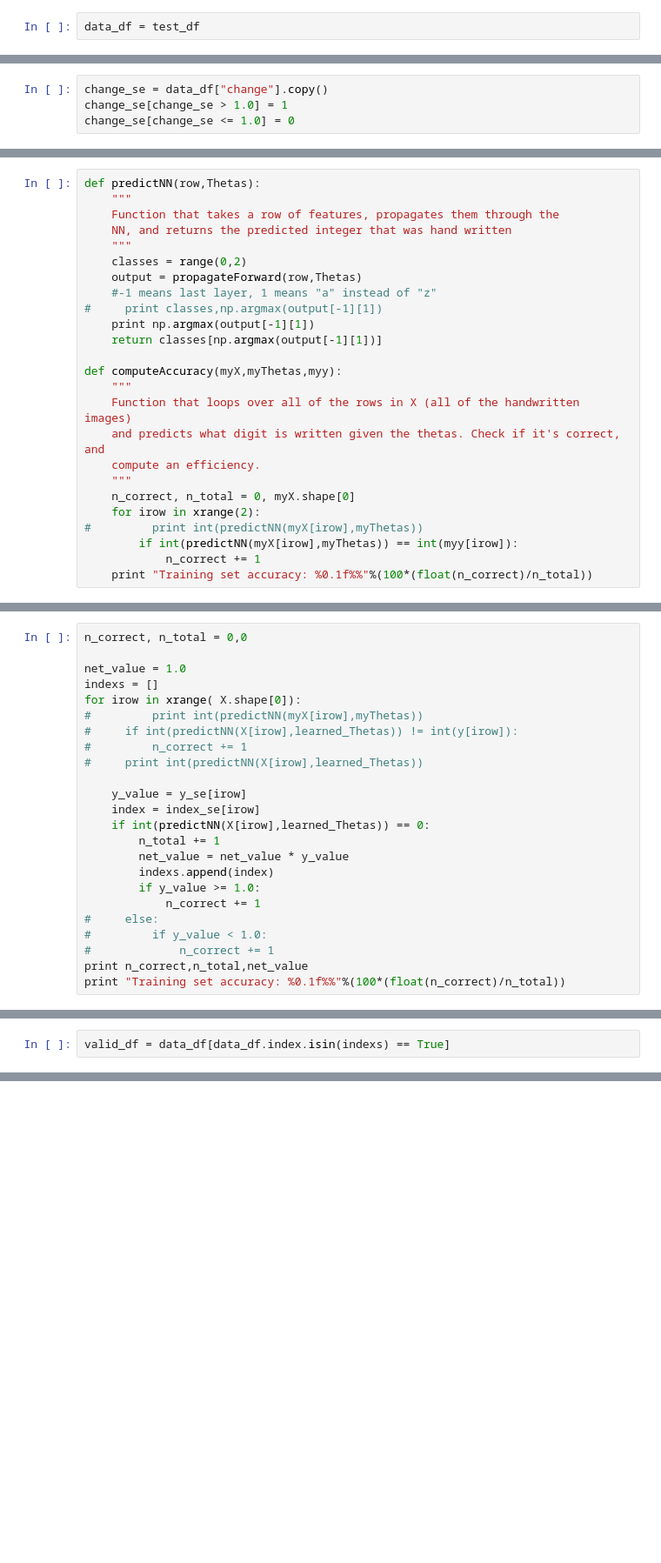
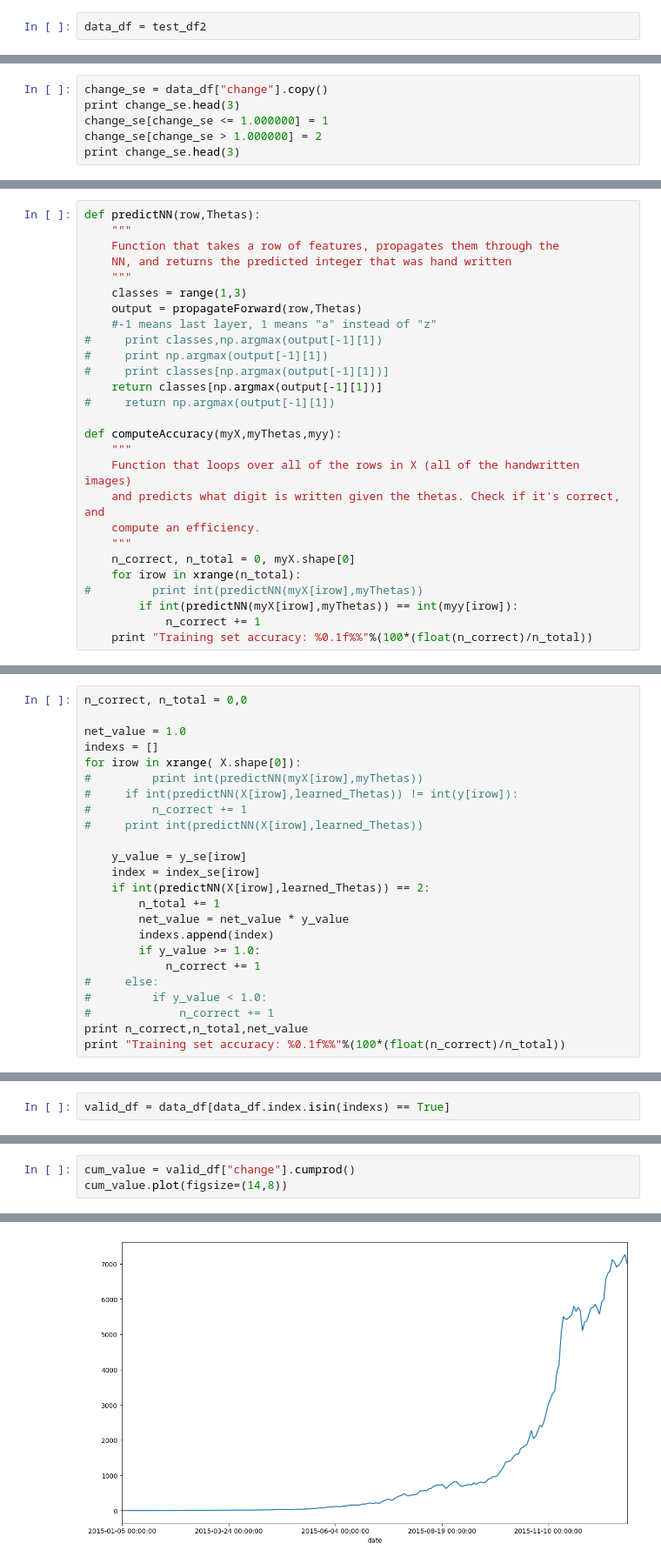
Before and after one commit to StockFucker/top, a Jupyter notebook: 机器学习.ipynb, the cells around one changed output, grey strips where cells are left out. Shown: that part at 87% size. Drawn from its saved outputs; the diff is of its cells as text; blank space fills up the shorter version.

```diff
--- a/机器学习.ipynb
+++ b/机器学习.ipynb
@@ -29,5 +30,5 @@ data_df = data_df[(data_df.date > "2015-01-01") & (data_df.date < "2016-01-01")]
 # %%
-data_df = test_df
+data_df = test_df2
 # %%
 df = pd.DataFrame(index=data_df.index)
 # %%
@@ -43,4 +44,6 @@ len(data_df)
 # %%
 change_se = data_df["change"].copy()
-change_se[change_se > 1.0] = 1
-change_se[change_se <= 1.0] = 0
+print change_se.head(3)
+change_se[change_se <= 1.000000] = 1
+change_se[change_se > 1.000000] = 2
+print change_se.head(3)
@@ -309,12 +321,14 @@ def predictNN(row,Thetas):
     Function that takes a row of features, propagates them through the
     NN, and returns the predicted integer that was hand written
     """
-    classes = range(0,2)
+    classes = range(1,3)
     output = propagateForward(row,Thetas)
     #-1 means last layer, 1 means "a" instead of "z"
 #     print classes,np.argmax(output[-1][1])
-    print np.argmax(output[-1][1])
+#     print np.argmax(output[-1][1])
+#     print classes[np.argmax(output[-1][1])]
     return classes[np.argmax(output[-1][1])]
+#     return np.argmax(output[-1][1])
 
 def computeAccuracy(myX,myThetas,myy):
     """
@@ -323,7 +337,7 @@ def computeAccuracy(myX,myThetas,myy):
     compute an efficiency.
     """
     n_correct, n_total = 0, myX.shape[0]
-    for irow in xrange(2):
+    for irow in xrange(n_total):
 #         print int(predictNN(myX[irow],myThetas))
         if int(predictNN(myX[irow],myThetas)) == int(myy[irow]):
             n_correct += 1
@@ -363,7 +370,7 @@ for irow in xrange( X.shape[0]):
 
     y_value = y_se[irow]
     index = index_se[irow]
-    if int(predictNN(X[irow],learned_Thetas)) == 0:
+    if int(predictNN(X[irow],learned_Thetas)) == 2:
         n_total += 1
         net_value = net_value * y_value
         indexs.append(index)
@@ -413,0 +408,4 @@ data_df.head(3)
+# %%
+cum_value = valid_df["change"].cumprod()
+cum_value.plot(figsize=(14,8))
+# %% [output]
@@ -413,0 +413 @@ data_df.head(3)
+[figure, added]
```
Also changed, not shown: parts of 18 cells of this notebook.
